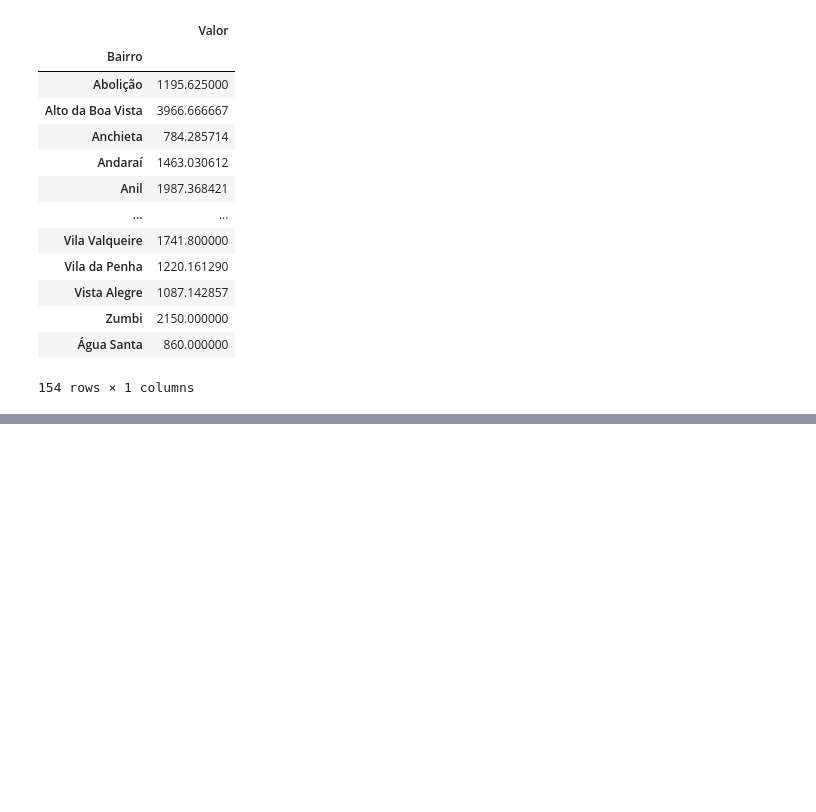
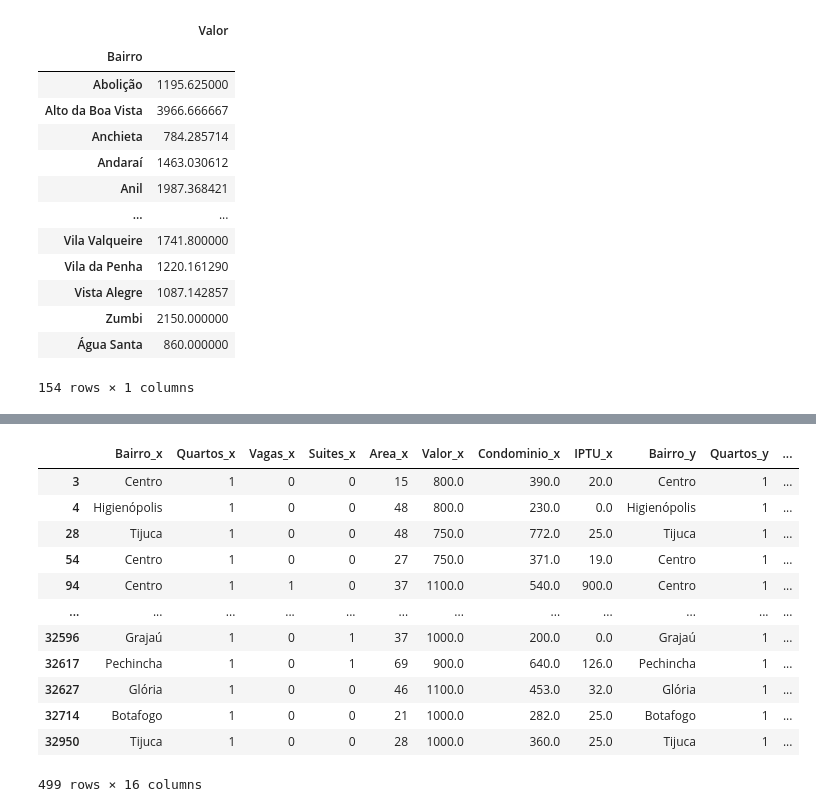
Before and after one commit to GaiasRaphael/Alura, a Jupyter notebook: Ciência de Dados/Pandas/consulta.ipynb, the cells around one changed output, grey strips where cells are left out. Drawn from its saved outputs; the diff is of its cells as text; code cells hidden in the pictures; blank space fills up the shorter version.

```diff
--- a/Ciência de Dados/Pandas/consulta.ipynb
+++ b/Ciência de Dados/Pandas/consulta.ipynb
@@ -291,0 +388,2 @@ df.groupby('Bairro')[['Valor']].mean()
+# %%
+apartamentos.drop('Tipo', axis=1, inplace=True)
@@ -291,0 +411,3 @@ df.groupby('Bairro')[['Valor']].mean()
+# %%
+selecao1 = apartamentos['Quartos'] == 1
+apartamentos[selecao1]
@@ -291,0 +428,2 @@ df.groupby('Bairro')[['Valor']].mean()
+# %%
+selecao2 = apartamentos['Valor'] < 1200
@@ -291,0 +463,18 @@ df.groupby('Bairro')[['Valor']].mean()
+# %%
+final = apartamentos[selecao1].merge(apartamentos[selecao2], left_index=True, right_index=True)
+# %%
+final
+# %% [output]
+|  | Bairro_x | Quartos_x | Vagas_x | Suites_x | Area_x | Valor_x | Condominio_x | IPTU_x | Bairro_y | Quartos_y | ... |
+| 3 | Centro | 1 | 0 | 0 | 15 | 800.0 | 390.0 | 20.0 | Centro | 1 | ... |
+| 4 | Higienópolis | 1 | 0 | 0 | 48 | 800.0 | 230.0 | 0.0 | Higienópolis | 1 | ... |
+| 28 | Tijuca | 1 | 0 | 0 | 48 | 750.0 | 772.0 | 25.0 | Tijuca | 1 | ... |
+| 54 | Centro | 1 | 0 | 0 | 27 | 750.0 | 371.0 | 19.0 | Centro | 1 | ... |
+| 94 | Centro | 1 | 1 | 0 | 37 | 1100.0 | 540.0 | 900.0 | Centro | 1 | ... |
+| ... | ... | ... | ... | ... | ... | ... | ... | ... | ... | ... | ... |
+| 32596 | Grajaú | 1 | 0 | 1 | 37 | 1000.0 | 200.0 | 0.0 | Grajaú | 1 | ... |
+| 32617 | Pechincha | 1 | 0 | 1 | 69 | 900.0 | 640.0 | 126.0 | Pechincha | 1 | ... |
+| 32627 | Glória | 1 | 0 | 0 | 46 | 1100.0 | 453.0 | 32.0 | Glória | 1 | ... |
+| 32714 | Botafogo | 1 | 0 | 0 | 21 | 1000.0 | 282.0 | 25.0 | Botafogo | 1 | ... |
+| 32950 | Tijuca | 1 | 0 | 0 | 28 | 1000.0 | 360.0 | 25.0 | Tijuca | 1 | ... |
+499 rows × 16 columns
```
Also changed, not shown: parts of 37 cells of this notebook.
